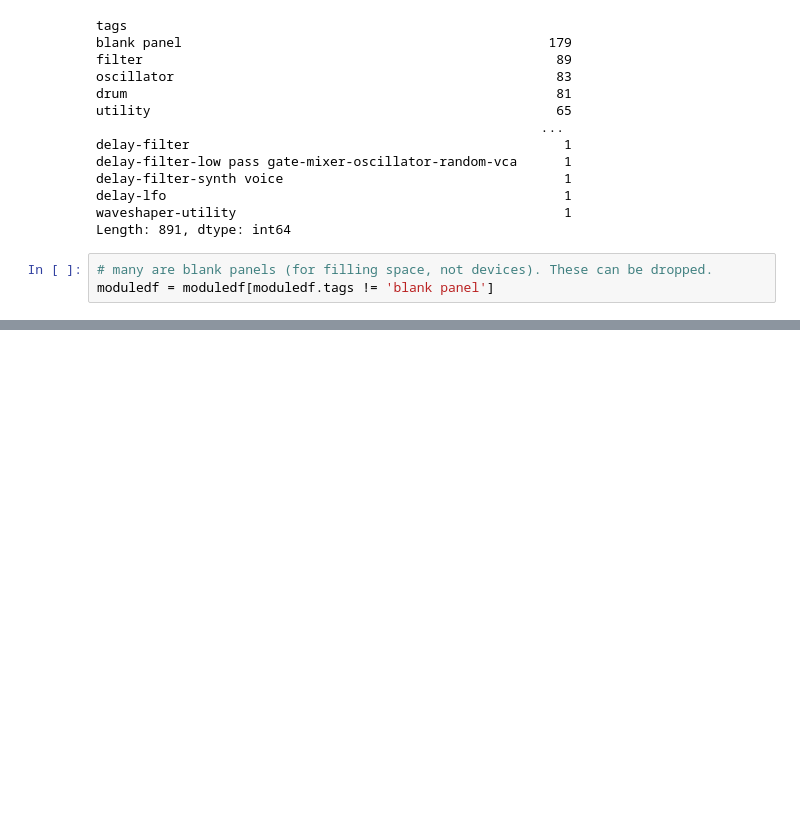
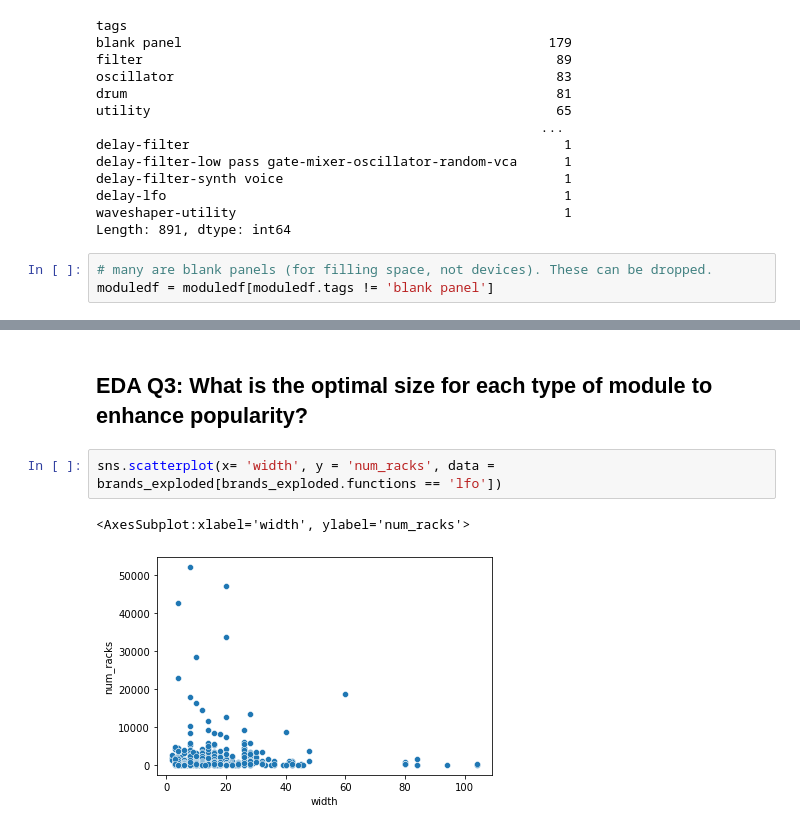
Before and after one commit to zstone00000/nycdsa_python_project, a Jupyter notebook: Eurorack_EDA.ipynb, the cells around one changed output, grey strips where cells are left out. Saved outputs shown, nothing was run; the diff lists cells and outputs as text; blank space fills up the shorter version.

```diff
--- a/Eurorack_EDA.ipynb
+++ b/Eurorack_EDA.ipynb
@@ -227,0 +223,7 @@ moduledf[moduledf.manufacturer_name == 'Barton Musical Circuits'] #grayscale pro
+# %% [markdown]
+## EDA Q3: What is the optimal size for each type of module to enhance popularity?
+# %%
+sns.scatterplot(x= 'width', y = 'num_racks', data = brands_exploded[brands_exploded.functions == 'lfo'])
+# %% [output]
+<AxesSubplot:xlabel='width', ylabel='num_racks'>
+[figure, added]
```
Also changed, not shown: parts of 41 cells of this notebook.
